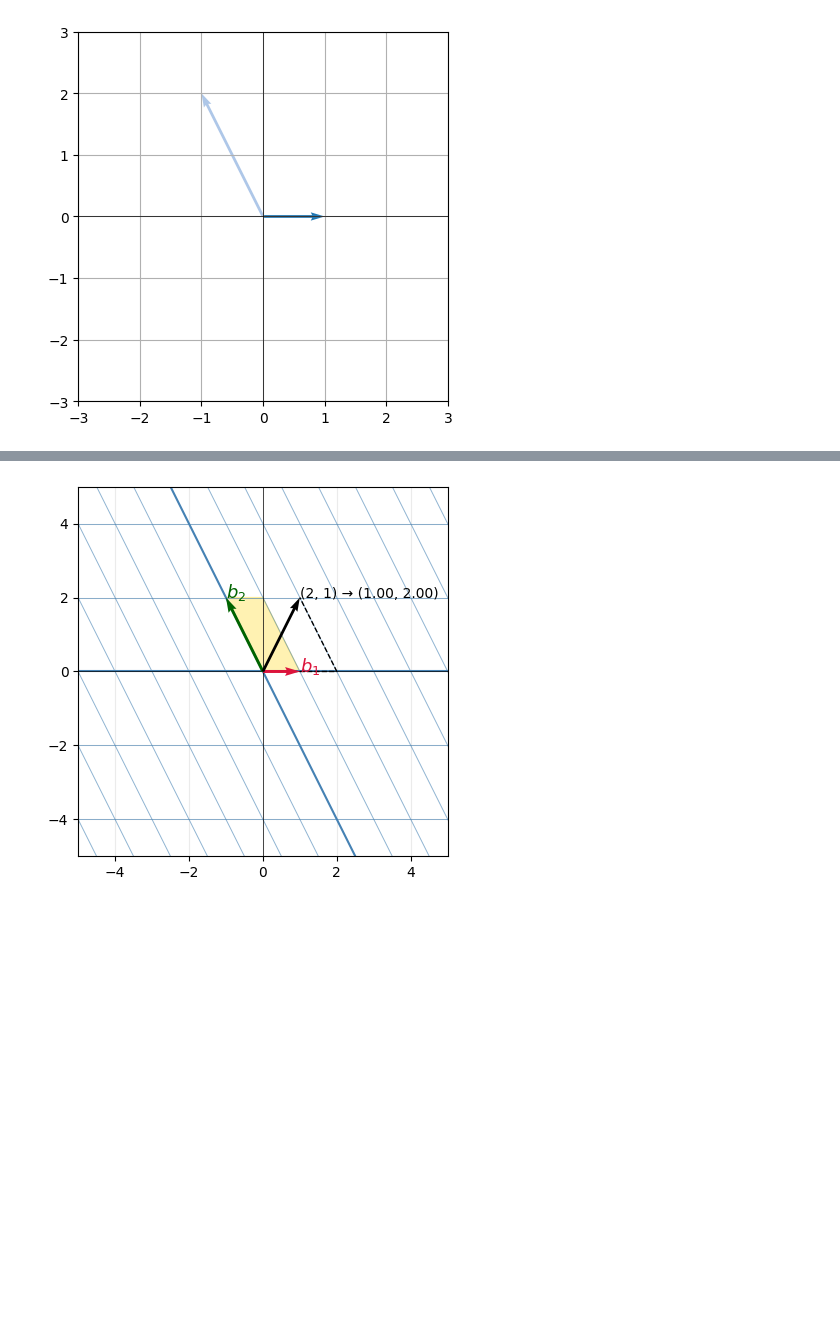
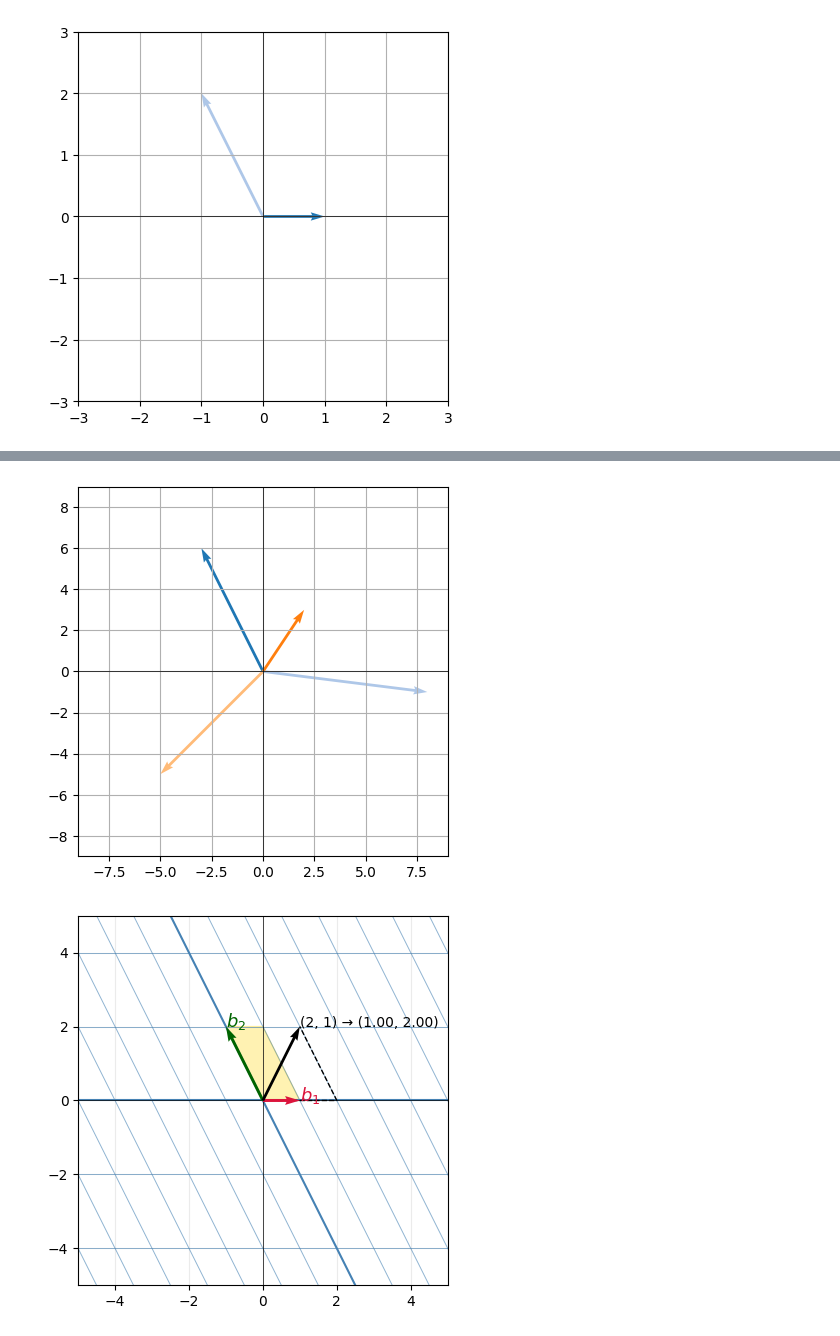
Before and after one commit to AntsTorim/Teadusseminarid, a Jupyter notebook: MaatriksVektor.ipynb, the cells around one changed output, grey strips where cells are left out. Drawn from its saved outputs; the diff is of its cells as text; code cells hidden in the pictures; blank space fills up the shorter version.

```diff
--- a/MaatriksVektor.ipynb
+++ b/MaatriksVektor.ipynb
@@ -22,0 +47,2 @@ vects = np.array([[2, 1], [-1, -8], [3, -2], [-5, 5]])
+# %%
+vects[0] = 3*vects[0]
@@ -55,3 +134,7 @@ plt_vect_from_origin(vects@transform)
+# %%
+plt_vect_from_origin(vects@rotate)
+# %% [output]
+[figure, added]
 # %%
 import numpy as np
 import matplotlib.pyplot as plt
```
Also changed, not shown: parts of 28 cells of this notebook.
